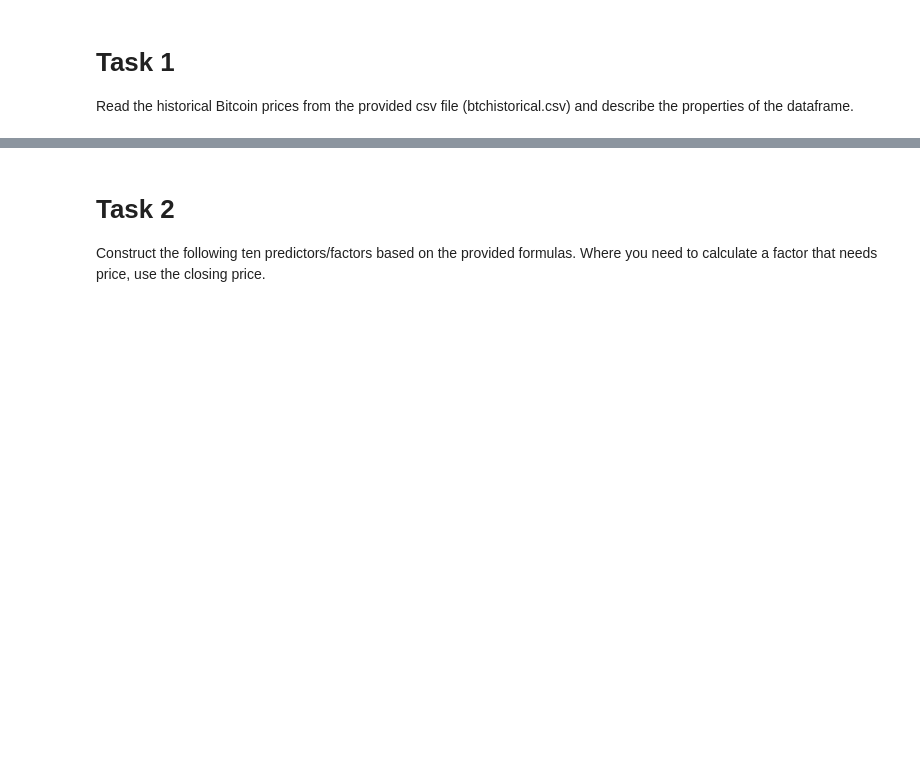
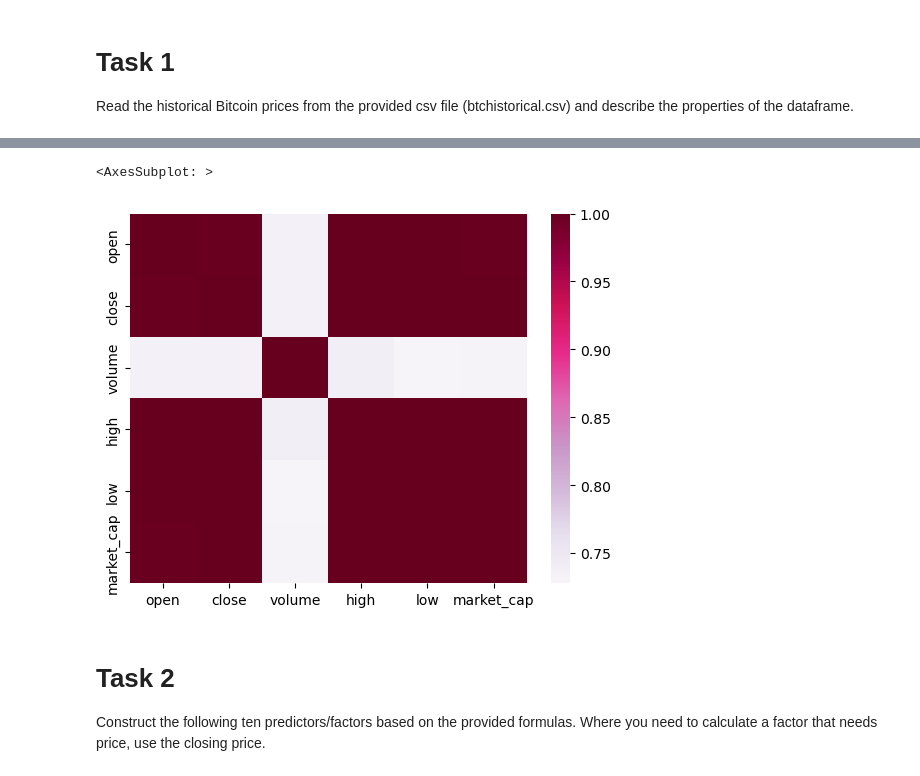
Before and after one commit to m-j-w-f/Intro-to-ML, a Jupyter notebook: Nb.ipynb, the cells around one changed output, grey strips where cells are left out. Saved outputs shown, nothing was run; the diff lists cells and outputs as text; code cells hidden in the pictures; blank space fills up the shorter version.

```diff
--- a/Nb.ipynb
+++ b/Nb.ipynb
@@ -49,3 +60,8 @@ btc.describe()
+# %%
+sns.heatmap(btc.corr(), cmap=p)
+# %% [output]
+<AxesSubplot: >
+[figure, added]
 # %% [markdown]
 # Task 2
 Construct the following ten predictors/factors based on the provided formulas. Where you need to
```
Also changed, not shown: parts of 36 cells of this notebook, 7 other files.
